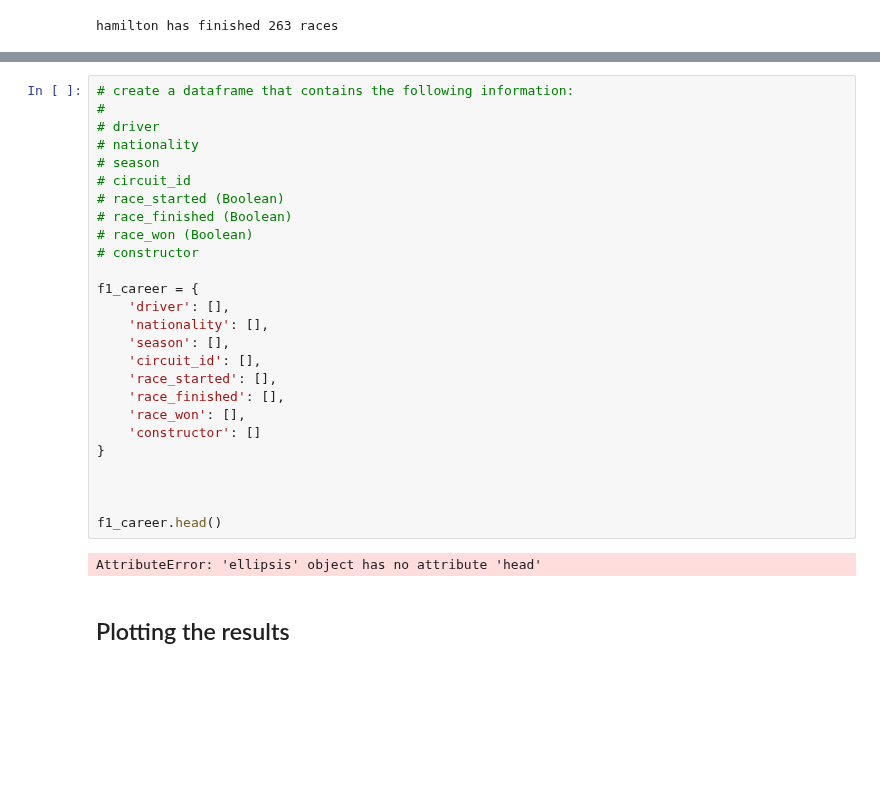
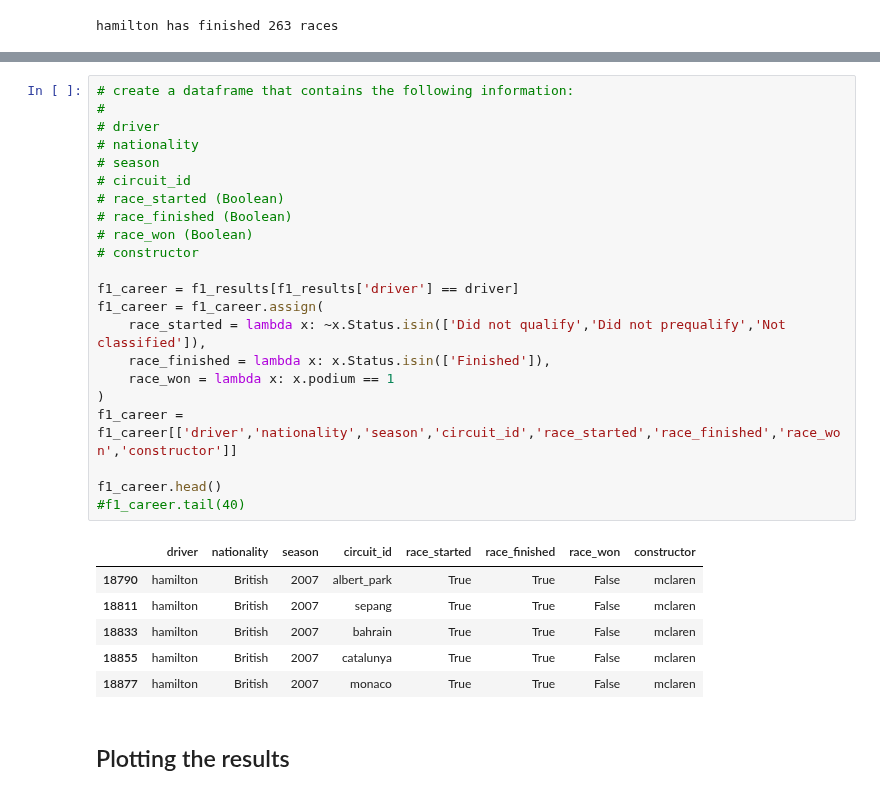
Before and after one commit to autrefois/bootcamp, a Jupyter notebook: 2022/python_workshop/notebooks/08_pandas.ipynb, the cells around one changed output, grey strips where cells are left out. Drawn from its saved outputs; the diff is of its cells as text; blank space fills up the shorter version.

```diff
--- a/2022/python_workshop/notebooks/08_pandas.ipynb
+++ b/2022/python_workshop/notebooks/08_pandas.ipynb
@@ -1046,31 +1039,32 @@ hamilton has won 103 races
 # %%
 # create a dataframe that contains the following information:
 #
 # driver
 # nationality
 # season
 # circuit_id
 # race_started (Boolean)
 # race_finished (Boolean)
 # race_won (Boolean)
 # constructor
 
-f1_career = {
-    'driver': [],
-    'nationality': [],
-    'season': [],
-    'circuit_id': [],
-    'race_started': [],
-    'race_finished': [],
-    'race_won': [],
-    'constructor': []
-}
-
-
+f1_career = f1_results[f1_results['driver'] == driver]
+f1_career = f1_career.assign(
+    race_started = lambda x: ~x.Status.isin(['Did not qualify','Did not prequalify','Not classified']),
+    race_finished = lambda x: x.Status.isin(['Finished']),
+    race_won = lambda x: x.podium == 1
+)
+f1_career = f1_career[['driver','nationality','season','circuit_id','race_started','race_finished','race_won','constructor']]
 
 f1_career.head()
+#f1_career.tail(40)
 # %% [output]
-AttributeError: 'ellipsis' object has no attribute 'head'
+|  | driver | nationality | season | circuit_id | race_started | race_finished | race_won | constructor |
+| 18790 | hamilton | British | 2007 | albert_park | True | True | False | mclaren |
+| 18811 | hamilton | British | 2007 | sepang | True | True | False | mclaren |
+| 18833 | hamilton | British | 2007 | bahrain | True | True | False | mclaren |
+| 18855 | hamilton | British | 2007 | catalunya | True | True | False | mclaren |
+| 18877 | hamilton | British | 2007 | monaco | True | True | False | mclaren |
 # %% [markdown]
 ## Plotting the results
 # %%
```
Also changed, not shown: parts of 9 cells of this notebook, 1 other file.
